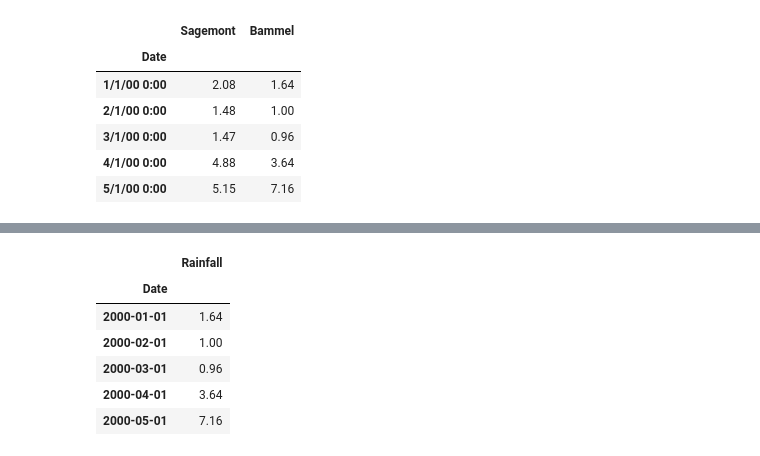
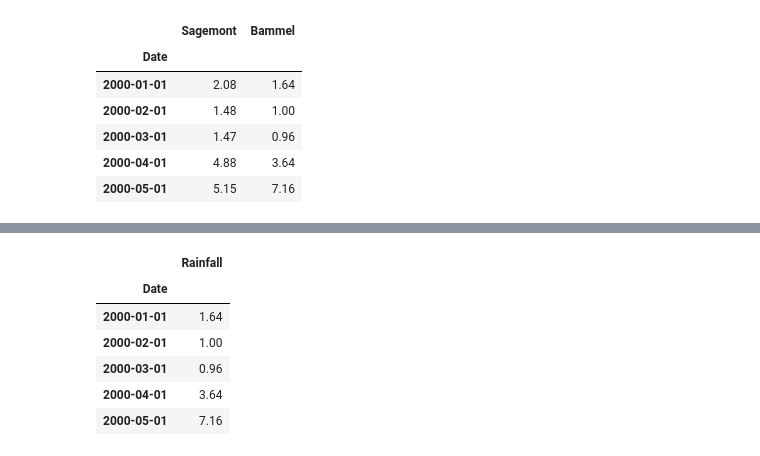
Before and after one commit to SuicideTALKcom/County-Flood-Control, a Jupyter notebook: Temporary/ARIMA-Copy1.ipynb, the cells around one changed output, grey strips where cells are left out. Cells and saved outputs as stored; diff of their text form; code cells hidden in the pictures.

```diff
--- a/Temporary/ARIMA-Copy1.ipynb
+++ b/Temporary/ARIMA-Copy1.ipynb
@@ -3,16 +3,17 @@ import pandas as pd
 file = 'Sagemont_Bammel.csv'
 # %%
 data = pd.read_csv(file, encoding="ISO-8859-1",index_col=0)
-# %%
-data.head()
-# %% [output]
-|  | Sagemont | Bammel |
-| Date |  |  |
-| 1/1/00 0:00 | 2.08 | 1.64 |
-| 2/1/00 0:00 | 1.48 | 1.00 |
-| 3/1/00 0:00 | 1.47 | 0.96 |
-| 4/1/00 0:00 | 4.88 | 3.64 |
-| 5/1/00 0:00 | 5.15 | 7.16 |
+# %%
+data.index = pd.to_datetime(data.index)
+data.head()
+# %% [output]
+|  | Sagemont | Bammel |
+| Date |  |  |
+| 2000-01-01 | 2.08 | 1.64 |
+| 2000-02-01 | 1.48 | 1.00 |
+| 2000-03-01 | 1.47 | 0.96 |
+| 2000-04-01 | 4.88 | 3.64 |
+| 2000-05-01 | 5.15 | 7.16 |
 # %%
 Bammel_data = data.drop(['Sagemont'], axis =1)
 Bammel_data.head()
```
Also changed, not shown: parts of 9 cells of this notebook, 10 other files.
